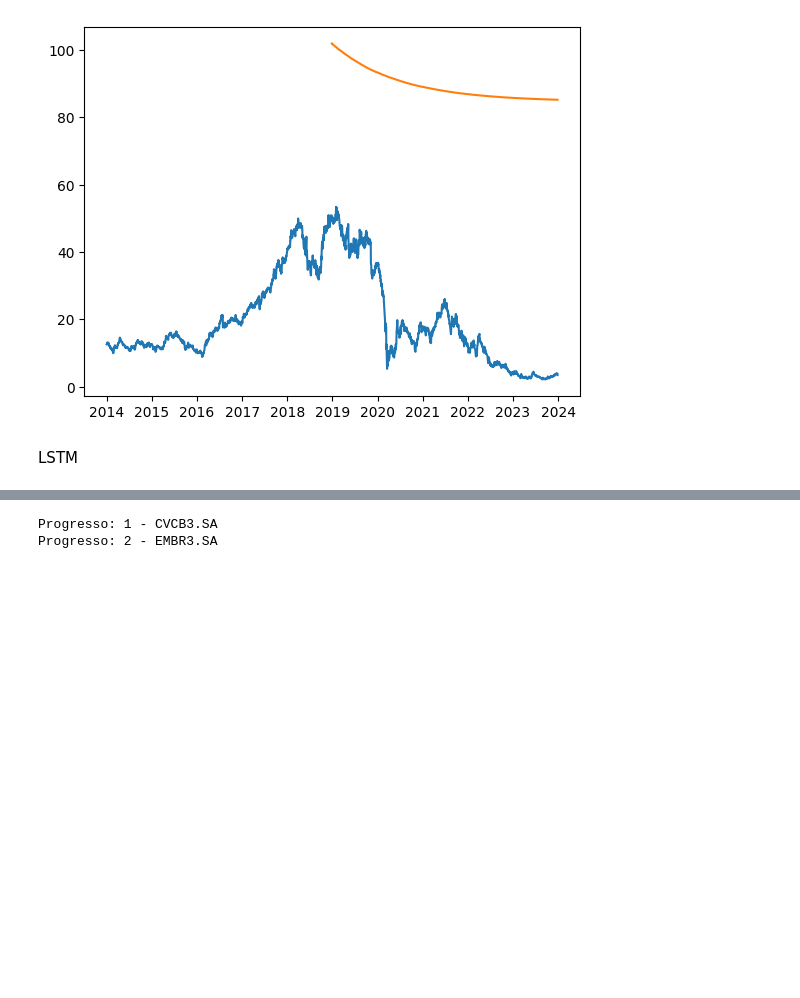
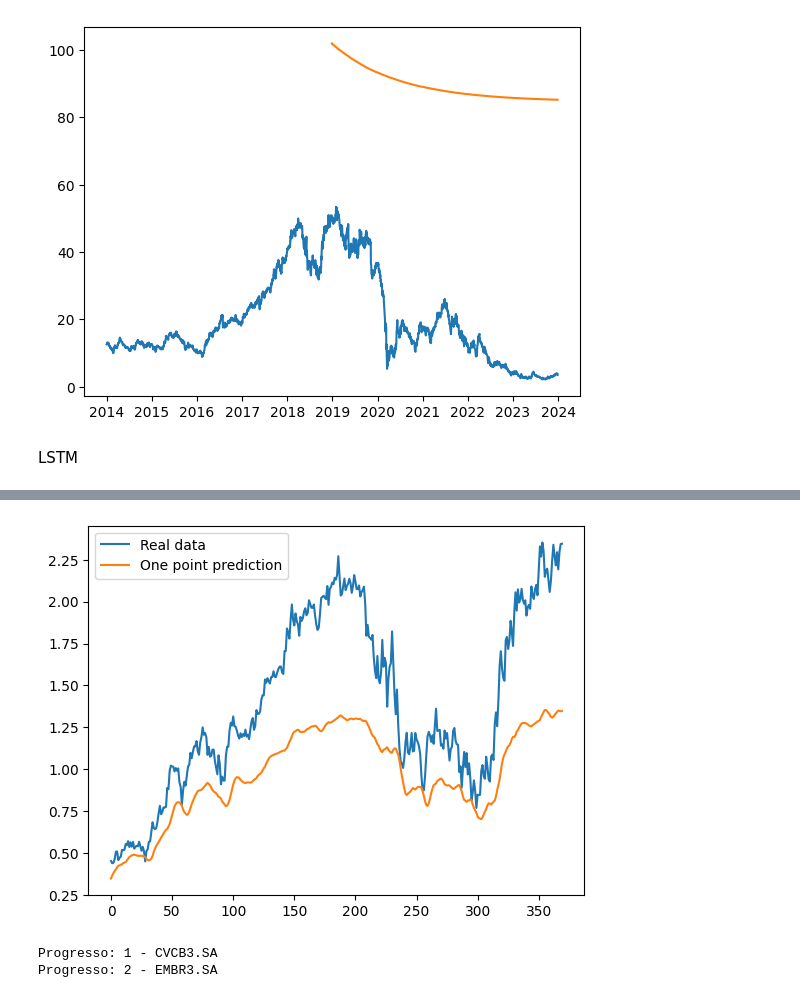
Before and after one commit to KayoRBC/TCC, a Jupyter notebook: notebook.ipynb, the cells around one changed output, grey strips where cells are left out. Drawn from its saved outputs; the diff is of its cells as text; code cells hidden in the pictures; blank space fills up the shorter version.

```diff
--- a/notebook.ipynb
+++ b/notebook.ipynb
@@ -420,7 +528,2 @@ Periodo: 3 meses
 # %% [markdown]
 Como podemos ver acima, a primeira linha ficou com valor 'NaN' pois aplicamos uma diferenciação para deixar estacionário os dados, a diferenciação consiste em calcular a diferença entre o valor atual e o anterior. E como o primeiro não tem anterior, então ficou NaN. Além disso, esse primeiro valor não vai ser utilizado no treinamento. Portanto, iremos remover essa data
-# %%
-for _, df in dict_train_history.items():
-    df.drop("2013-12-30", inplace=True)
-
-next(iter(dict_train_history.values())).head()
@@ -434,0 +530,10 @@ next(iter(dict_train_history.values())).head()
+# %%
+def remover_primeira_data_dos_periodos(dict_train_periods):
+    for _, dict_tickers in dict_train_periods.items():
+        for _, ticker_details in dict_tickers.items():
+            history = ticker_details["history"]
+            history.drop(history.index[0], inplace=True)
+    return dict_train_periods
+
+dict_train_periods = remover_primeira_data_dos_periodos(dict_train_periods)
+show_first_ticker_period_details(dict_train_periods)
@@ -563,6 +773,7 @@ from keras_tuner.engine.hyperparameters import HyperParameters
 def preproc(data, lag, ratio):
     data=data.dropna().iloc[:, 0:1]
     Dates=data.index.unique()
+    sc = StandardScaler()
     data.iloc[:, 0] = sc.fit_transform(data.iloc[:, 0].values.reshape(-1, 1))
     for s in range(1, lag + 1):
         data['shift_{}'.format(s)] = data.iloc[:, 0].shift(s)
@@ -576,49 +787,50 @@ def preproc(data, lag, ratio):
     return X_data_train,X_data_test,y_data_train,y_data_test,Dates;
 
 
-def build_lstm_model(hp, look_back):
+def build_lstm_model(hp):
     model = Sequential()
-    model.add(LSTM(hp.Int('input_unit',min_value=32,max_value=128,step=32),return_sequences=True, input_shape=(look_back,1)))
-    for i in range(hp.Int('n_layers', 1, 10)):
-        model.add(LSTM(hp.Int(f'lstm_{i}_units',min_value=32,max_value=128,step=32),return_sequences=True))
-    model.add(LSTM(6))
-    model.add(Dropout(hp.Float('Dropout_rate',min_value=0,max_value=0.5,step=0.1)))
-    model.add(Dense(6))
-    model.add(Dropout(hp.Float('Dropout_rate',min_value=0,max_value=0.5,step=0.1)))
+    # Primeira camada LSTM, com ajuste no número de unidades
+    model.add(LSTM(hp.Int('units', min_value=32, max_value=128, step=32), input_shape=(max_look_back, 1)))
+    # Camada de Dropout para evitar overfitting
+    model.add(Dropout(hp.Float('Dropout_rate', min_value=0, max_value=0.5, step=0.1)))
+    # Camada densa de saída
     model.add(Dense(1))
-    model.compile(loss='mean_squared_error', optimizer='adam',metrics = ['mse'])
+    # Compilação do modelo
+    model.compile(loss='mean_squared_error', optimizer='adam', metrics=['mse'])
     return model
 
 
-def predizer_precos_com_lstm(train, n_periods, max_look_back):
-    a,b,c,d,e=preproc(train, lag=max_look_back, ratio=0.70)
+#def predizer_precos_com_lstm(train, n_periods, max_look_back):
+a,b,c,d,e=preproc(data=get_first(dict_train_periods)["5 anos"], lag=max_look_back, ratio=0.70)
 
-    #a.head()
+#a.head()
 
-    a = a.values
-    b= b.values
-    c = c.values
-    d = d.values
+a = a.values
+b= b.values
+c = c.values
+d = d.values
 
 
-    tuner= kt.RandomSearch(
-            build_model,
-            objective='mse',
-            max_trials=10,
-            executions_per_trial=3
-            )
+tuner= kt.RandomSearch(
+        build_lstm_model,
+        objective='mse',
+        max_trials=5,
+        seed=42,
+        executions_per_trial=3,
+        overwrite=True # Não cria diretório para salvar os trials
+        )
 
-    tuner.search(
-            x=a,
-            y=c,
-            epochs=20,
-            batch_size=128,
-            validation_data=(b,d),
-    )
+tuner.search(
+        x=a,
+        y=c,
+        epochs=20,
+        batch_size=128,
+        validation_data=(b,d),
+)
 
-    best_model = tuner.get_best_models(num_models=1)[0]
+best_model = tuner.get_best_models(num_models=1)[0]
 
-    y_pred = best_model.predict(b)
+y_pred = best_model.predict(b)
 
 
 
@@ -626,3 +838,4 @@ plt.plot(d, label = "Real data")
 plt.plot(y_pred, label = "One point prediction")
 plt.legend()
 plt.show()
+# %% [output]
@@ -629,3 +848,4 @@ plt.show()
+[figure, added]
 # %%
 
 
```
Also changed, not shown: parts of 33 cells of this notebook.
